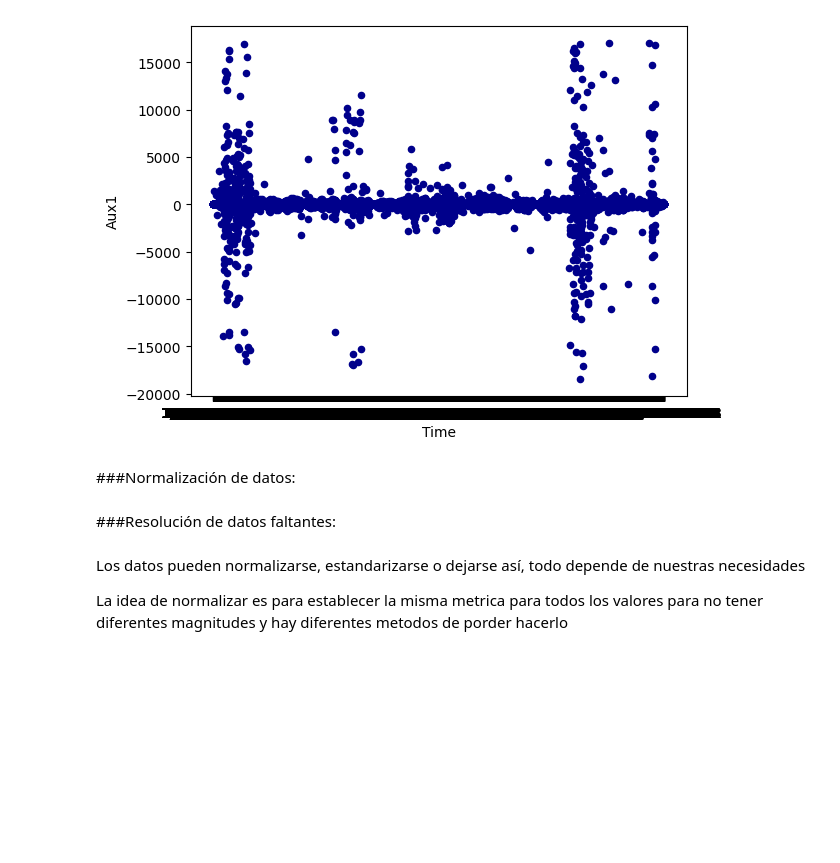
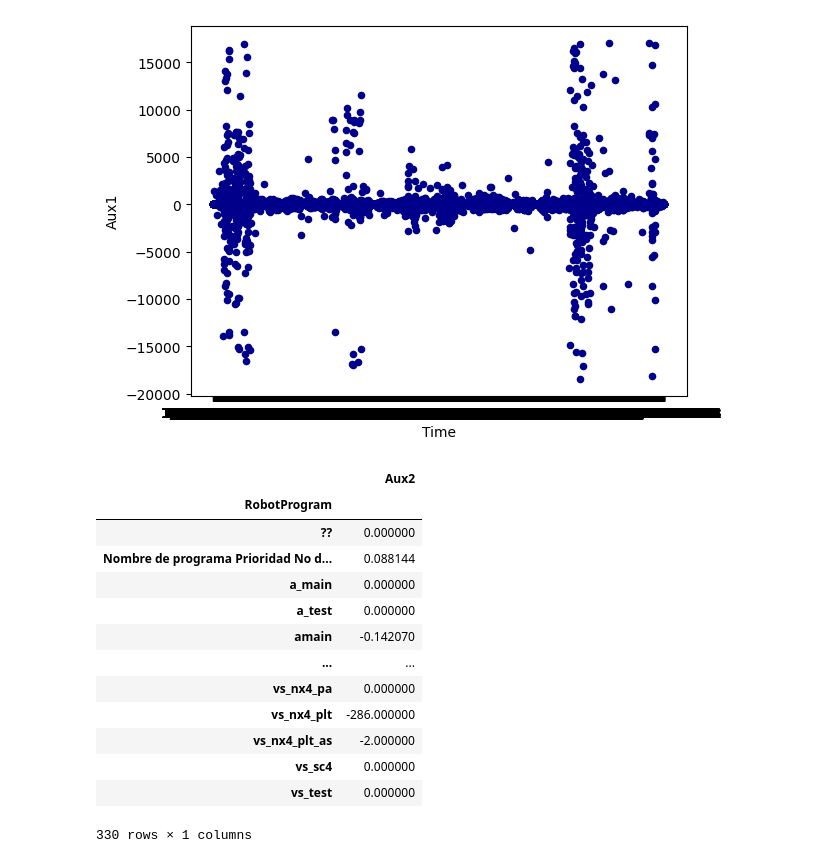
Before and after one commit to PosgradoMNA/proyecto_integrador_equipo22, a Jupyter notebook: Avance1_22Equipo.ipynb, the cells around one changed output. Cells and saved outputs as stored; diff of their text form; code cells hidden in the pictures; blank space fills up the shorter version.

```diff
--- a/Avance1_22Equipo.ipynb
+++ b/Avance1_22Equipo.ipynb
@@ -348,11 +354,20 @@ Joint_Deviation.plot.scatter(x='Time',
 # %% [output]
 <Axes: xlabel='Time', ylabel='Aux1'>
 [figure]
-# %% [markdown]
-###Normalización de datos:
-# %% [markdown]
-###Resolución de datos faltantes:
-# %% [markdown]
-Los datos pueden normalizarse, estandarizarse o dejarse así, todo depende de nuestras necesidades
-
-La idea de normalizar es para establecer la misma metrica para todos los valores para no tener diferentes magnitudes y hay diferentes metodos de porder hacerlo
+# %%
+Joint_Deviation.groupby('RobotProgram')[['Aux2']].mean()
+# %% [output]
+|  | Aux2 |
+| RobotProgram |  |
+| ?? | 0.000000 |
+| Nombre de programa Prioridad No d... | 0.088144 |
+| a_main | 0.000000 |
+| a_test | 0.000000 |
+| amain | -0.142070 |
+| ... | ... |
+| vs_nx4_pa | 0.000000 |
+| vs_nx4_plt | -286.000000 |
+| vs_nx4_plt_as | -2.000000 |
+| vs_sc4 | 0.000000 |
+| vs_test | 0.000000 |
+330 rows × 1 columns
```
Also changed, not shown: parts of 10 cells of this notebook.
